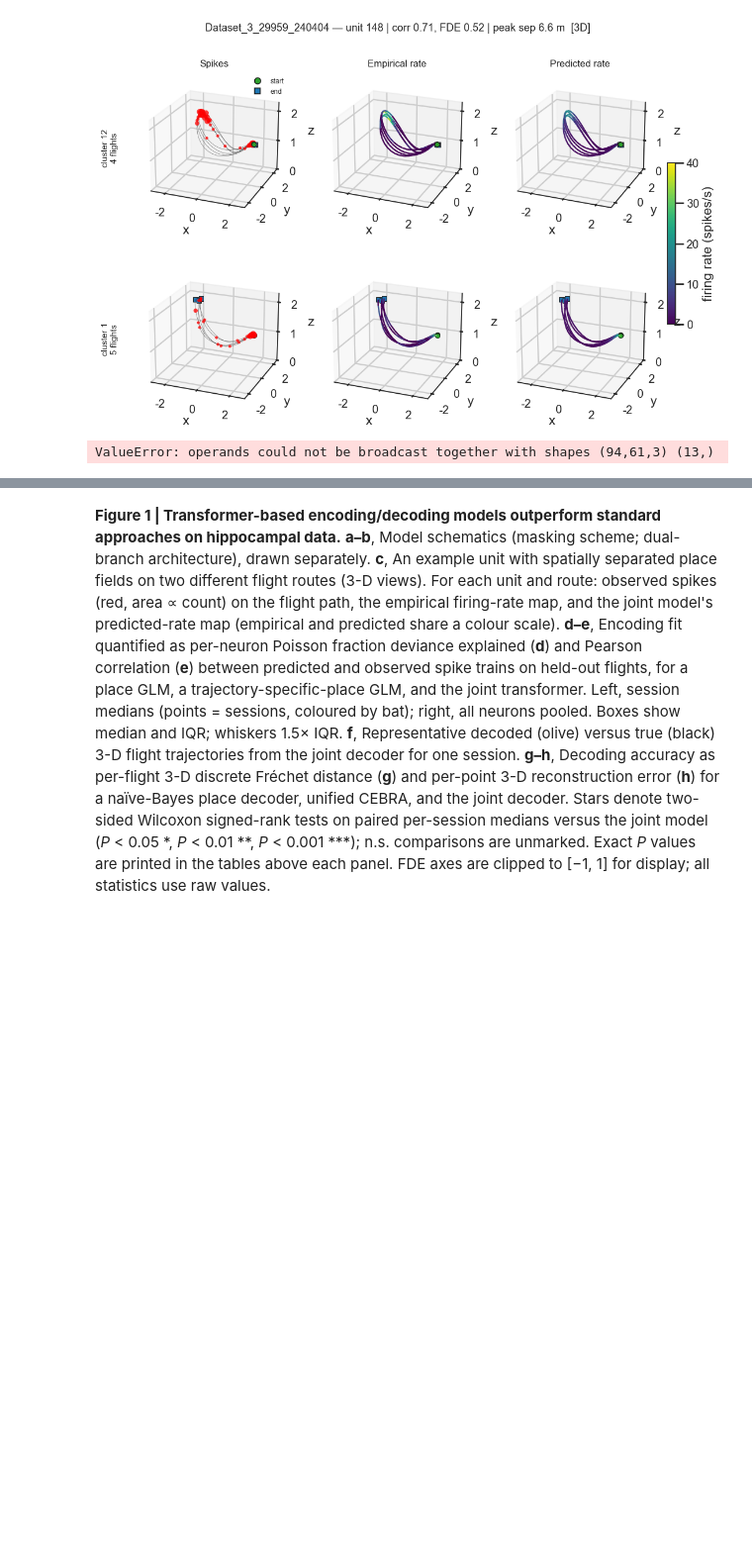
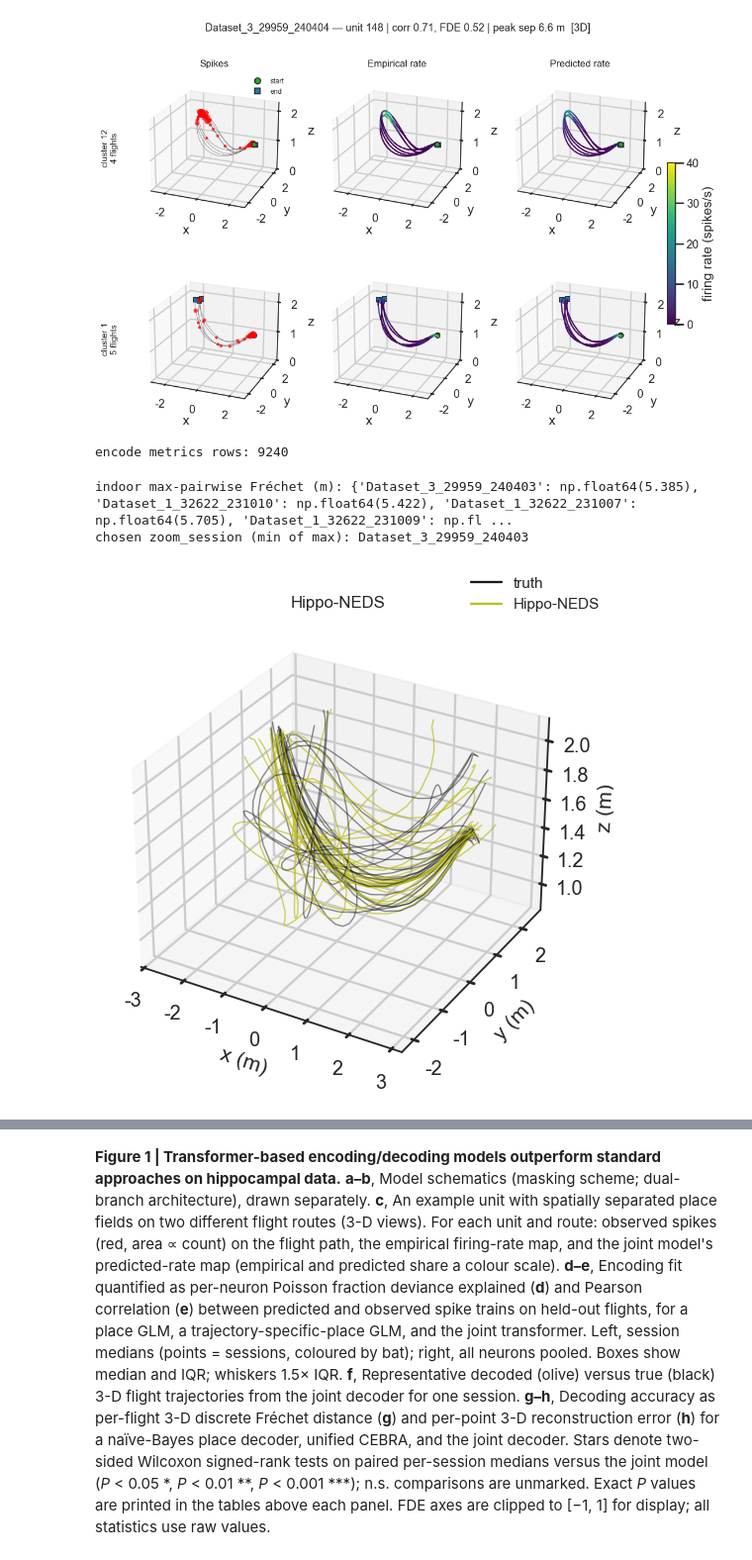
Before and after one commit to yongrong-qiu/digitalbat, a Jupyter notebook: notebooks/figures.ipynb, the cells around one changed output, grey strips where cells are left out. Shown at 99% size. Cells and saved outputs as stored; diff of their text form; code cells hidden in the pictures; blank space fills up the shorter version.

```diff
--- a/notebooks/figures.ipynb
+++ b/notebooks/figures.ipynb
@@ -547,7 +590,7 @@ glm_traj = ensure_glm('./out/bat_glm/bat_glm_joint_seed_1_optuna_acc50_default17
                                           cluster_keys=cluster_keys_by_session),
                       cond='joint', search_alpha=False)
 
-ENC_LABELS = {'glm_place': 'GLM (place)', 'glm_traj': 'GLM (traj. place)', 'joint': 'Joint'}
+ENC_LABELS = {'glm_place': 'GLM (place)', 'glm_traj': 'GLM (trajectory)', 'joint': HIPPO_NEDS}
 ENC_ORDER = ['glm_place', 'glm_traj', 'joint']
 encode_metrics_df = pd.concat([
     eval_glm_metrics(glm_place, joint_cond=False).assign(model='glm_place'),
@@ -557,4 +600,4 @@ encode_metrics_df = pd.concat([
 encode_metrics_df['model'] = pd.Categorical(encode_metrics_df['model'], ENC_ORDER, ordered=True)
 print('encode metrics rows:', len(encode_metrics_df))
 # %% [output]
-ValueError: operands could not be broadcast together with shapes (94,61,3) (13,)
+encode metrics rows: 9240
@@ -579,20 +604,44 @@ ph.p_table(ptab_e.to_dict('records'))
 # %%
 # === Fig 1f: example decoded 3D trajectory (joint decoder only) ===
 from digitalbat.decoding import polylines_from_per_timestep_df, plot_trajectory_zoom_3d
+from digitalbat.utility.utils import frechet_distance
 
-# Pick an indoor session with many decoded flights for a clean zoom panel.
-_counts = (joint_decode_test[joint_decode_test['session'].map(ph.is_indoor)]
-           .groupby('session')['flight_id'].nunique())
-zoom_session = _counts.idxmax() if len(_counts) else joint_decode_test['session'].iloc[0]
+# Pick the indoor session whose flights are most self-similar for the cleanest
+# zoom panel: the smallest worst-case (max pairwise) Fréchet distance among its
+# decoded test flights -> argmin_session max_{flight pairs} Fréchet.
+def _downsample_xyz(xyz, k=10):
+    L = len(xyz)
+    if L < 2:
+        return None
+    grid = np.linspace(0, L - 1, k)
+    return np.column_stack([np.interp(grid, np.arange(L), xyz[:, d]) for d in range(3)])
 
-joint_polylines = polylines_from_per_timestep_df(
-    joint_decode_test, pred_cols=('x_pred', 'y_pred', 'z_pred'),
-    truth_cols=('x_true', 'y_true', 'z_true'), sort_by='t_idx')
-fig_f = plot_trajectory_zoom_3d(
-    zoom_session, [('joint', 'Joint (enc-dec)', 'tab:olive')],
-    {'joint': joint_polylines}, figsize_per_panel=(5, 5),
-    suptitle=f'Figure 1f — decoded vs true trajectories ({zoom_session})')
-ph.save_fig(fig_f, 'fig1f_trajectory'); plt.show()
+
+def _session_max_frechet(sdf, k=10):
+    trajs = []
+    for _, g in sdf.sort_values('t_idx').groupby('flight_id'):
+        t = _downsample_xyz(g[['x_true', 'y_true', 'z_true']].to_numpy(), k)
+        if t is not None:
+            trajs.append(t)
+    if len(trajs) < 2:
+        return np.inf
+    return max(frechet_distance(trajs[i], trajs[j])
+               for i in range(len(trajs)) for j in range(i + 1, len(trajs)))
+
+
+_indoor = [s for s in joint_decode_test['session'].unique() if ph.is_indoor(s)]
+_spread = {s: _session_max_frechet(joint_decode_test[joint_decode_test['session'] == s])
+           for s in _indoor}
+zoom_session = min(_spread, key=_spread.get)
+print('indoor max-pairwise Fréchet (m):',
+      {s: round(v, 3) for s, v in sorted(_spread.items(), key=lambda kv: kv[1])})
+print('chosen zoom_session (min of max):', zoom_session)
+
+# zoom_session drawn in the merged Fig 1 cell below (panel f).
+# %% [output]
+indoor max-pairwise Fréchet (m): {'Dataset_3_29959_240403': np.float64(5.385), 'Dataset_1_32622_231010': np.float64(5.422), 'Dataset_1_32622_231007': np.float64(5.705), 'Dataset_1_32622_231009': np.fl ...
+chosen zoom_session (min of max): Dataset_3_29959_240403
+[figure, added]
 # %%
 # === Fig 1g/h baseline: naïve-Bayes (place) decoder ===
 # Ported from decode-position-comparison.ipynb: per-session NB-2D/3D on the base
```
Also changed, not shown: parts of 41 cells of this notebook, 1 other file.
